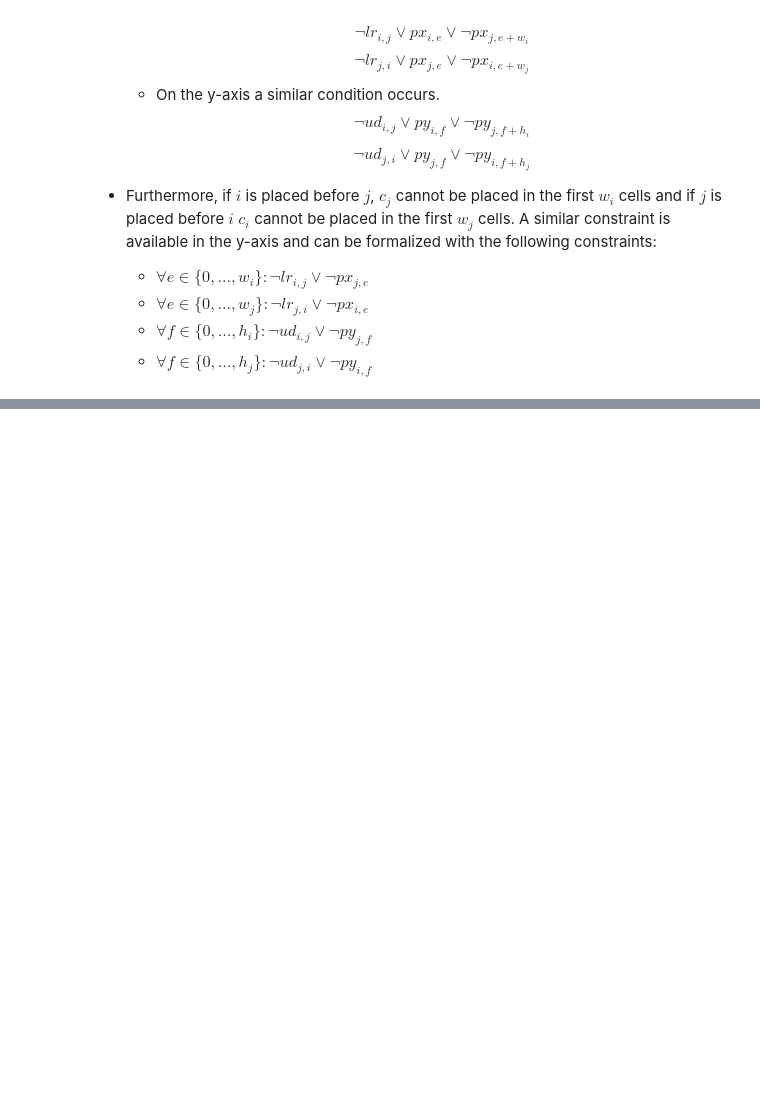
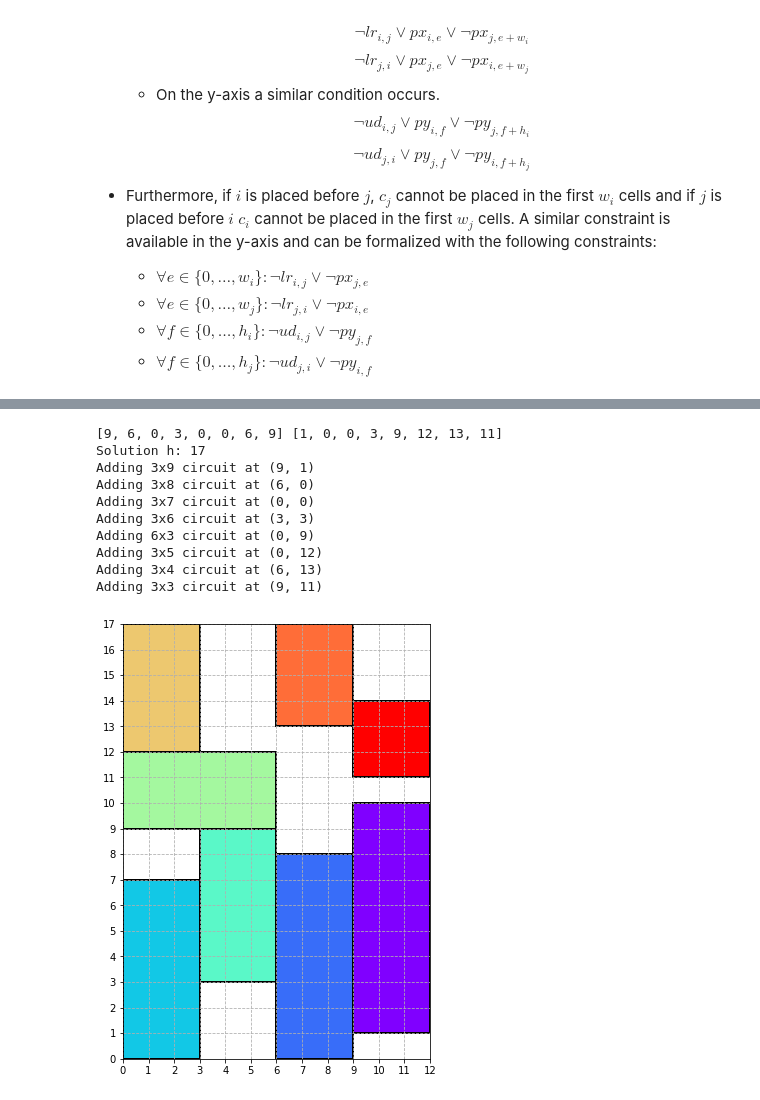
Before and after one commit to volpepe/cdmo1-project, a Jupyter notebook: SAT/src/test_SAT.ipynb, the cells around one changed output, grey strips where cells are left out. Cells and saved outputs as stored; diff of their text form; code cells hidden in the pictures; blank space fills up the shorter version.

```diff
--- a/SAT/src/test_SAT.ipynb
+++ b/SAT/src/test_SAT.ipynb
@@ -234,0 +345,44 @@ Adding 3x3 circuit at (5, 5)
+# %%
+def solve_problem_and_show(s:Solver, inst:ProblemInstance):
+    if s.check() == sat:
+        m = s.model()
+        true_vars = [var for var in s.model() if is_true(m[var])]
+        assignments_x = []
+        assignments_y = []
+        for circ in range(inst.n):
+            assignments_x.append(min([int(str(var).split('_')[-1])
+                for var in true_vars
+                if re.match(f'px_{circ}', str(var))]
+            ))
+            assignments_y.append(min([int(str(var).split('_')[-1])
+                for var in true_vars
+                if re.match(f'py_{circ}', str(var))]
+            ))
+        sol_h = max([assignments_y[i] + get_ch(i, inst) for i in range(inst.n)])
+        print(assignments_x, assignments_y)
+        print("Solution h: {}".format(sol_h))
+
+        solution = SolutionInstance(
+            inst.wg, sol_h, inst.n,
+            [ Circuit(get_cw(i, inst), get_ch(i, inst),
+                assignments_x[i], assignments_y[i])
+                for i in range(inst.n) ]
+        )
+        solution.draw()
+    else:
+        print("Failed to solve")
+# %%
+instance = parse_problem_file('../../instances/ins-5.txt')
+solve_problem_and_show(twoOPP(instance), instance)
+# %% [output]
+[9, 6, 0, 3, 0, 0, 6, 9] [1, 0, 0, 3, 9, 12, 13, 11]
+Solution h: 17
+Adding 3x9 circuit at (9, 1)
+Adding 3x8 circuit at (6, 0)
+Adding 3x7 circuit at (0, 0)
+Adding 3x6 circuit at (3, 3)
+Adding 6x3 circuit at (0, 9)
+Adding 3x5 circuit at (0, 12)
+Adding 3x4 circuit at (6, 13)
+Adding 3x3 circuit at (9, 11)
+[figure, added]
```
Also changed, not shown: parts of 11 cells of this notebook.
